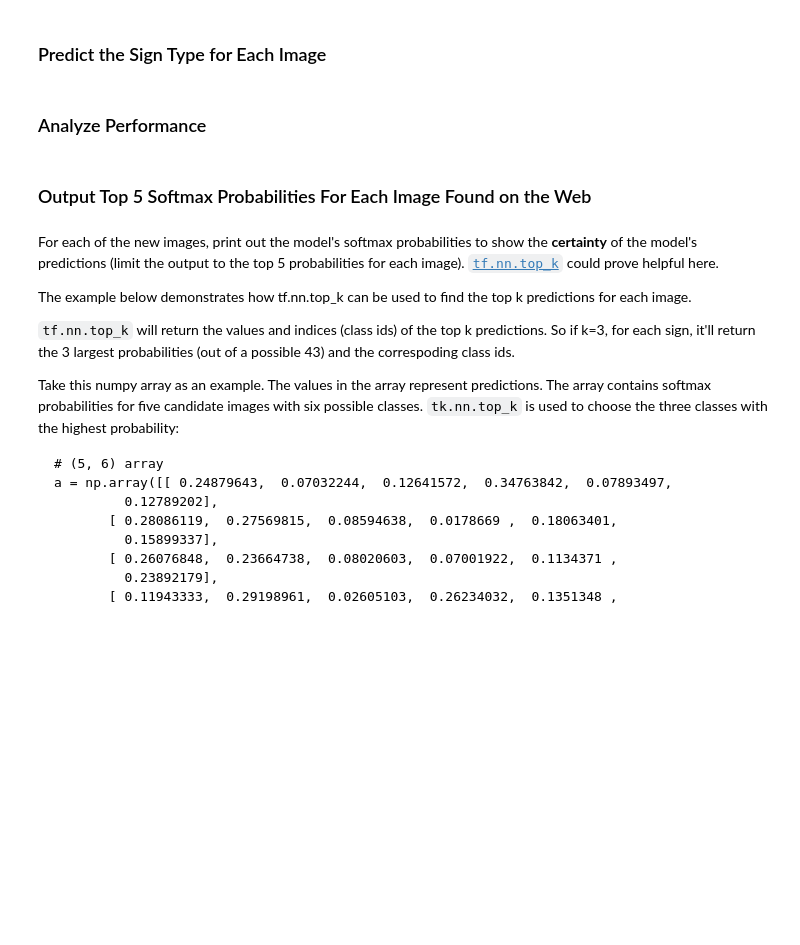
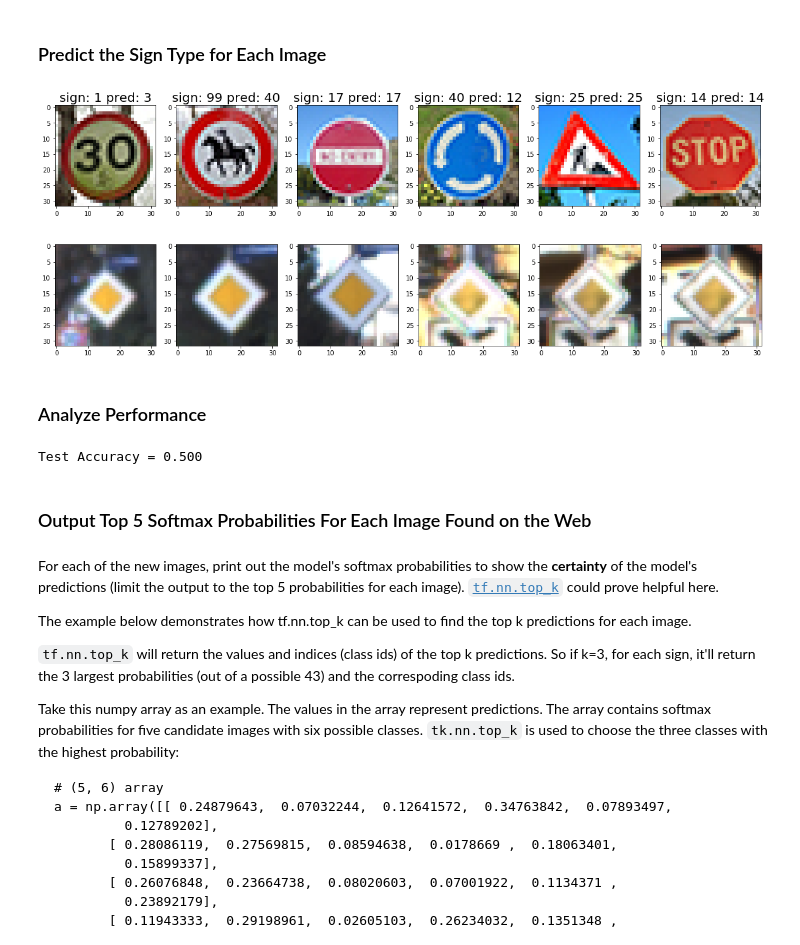
Before and after one commit to ManMan88/SDCND_term1_proj2, a Jupyter notebook: Traffic_Sign_Classifier.ipynb, the cells around one changed output. Cells and saved outputs as stored; diff of their text form; code cells hidden in the pictures; blank space fills up the shorter version.

```diff
--- a/Traffic_Sign_Classifier.ipynb
+++ b/Traffic_Sign_Classifier.ipynb
@@ -439,8 +469,40 @@ You may find `signnames.csv` useful as it contains mappings from the class id (i
+# %%
+### Run the predictions here and use the model to output the prediction for each image.
+### Make sure to pre-process the images with the same pre-processing pipeline used earlier.
+### Feel free to use as many code cells as needed.
+softmax = tf.nn.softmax(logits)
+with tf.Session() as sess:
+    saver.restore(sess, "./savings/ronnet1.ckpt")
+#     saver.restore(sess, tf.train.latest_checkpoint('./savings'))
+    predictions = sess.run(softmax, feed_dict={x: newImages_gray, keep_prob: 1.0})
+
+fig = plt.figure(figsize = (20,20))
+for ind in range(len(newImages)):
+    ax = fig.add_subplot(1,6,ind+1)
+    plt.imshow(newImages[ind])
+    plt.title('sign: ' + str(imagesClass[ind]) + ' pred: ' + str(np.argmax(predictions[ind])),fontsize=20)
+
+indexes = np.where(y_train==12)
+fig = plt.figure(figsize = (20,20))
+for ind in range(len(newImages)):
+    ax = fig.add_subplot(1,6,ind+1)
+    plt.imshow(X_train[indexes[0][ind*10]])
+# %% [output]
+[figure, added]
+[figure, added]
 # %% [markdown]
 ### Analyze Performance
 # %%
 ### Calculate the accuracy for these 5 new images.
 ### For example, if the model predicted 1 out of 5 signs correctly, it's 20% accurate on these new images.
+BATCH_SIZE = 512
+with tf.Session() as sess:
+    saver.restore(sess, "./savings/ronnet1.ckpt")
+#     saver.restore(sess, tf.train.latest_checkpoint('./savings'))
+    test_accuracy = evaluate(newImages_gray, imagesClass)
+    print("Test Accuracy = {:.3f}".format(test_accuracy))
+# %% [output]
+Test Accuracy = 0.500
 # %% [markdown]
 ### Output Top 5 Softmax Probabilities For Each Image Found on the Web
 # %% [markdown]
```
Also changed, not shown: parts of 9 cells of this notebook, 6 other files.
